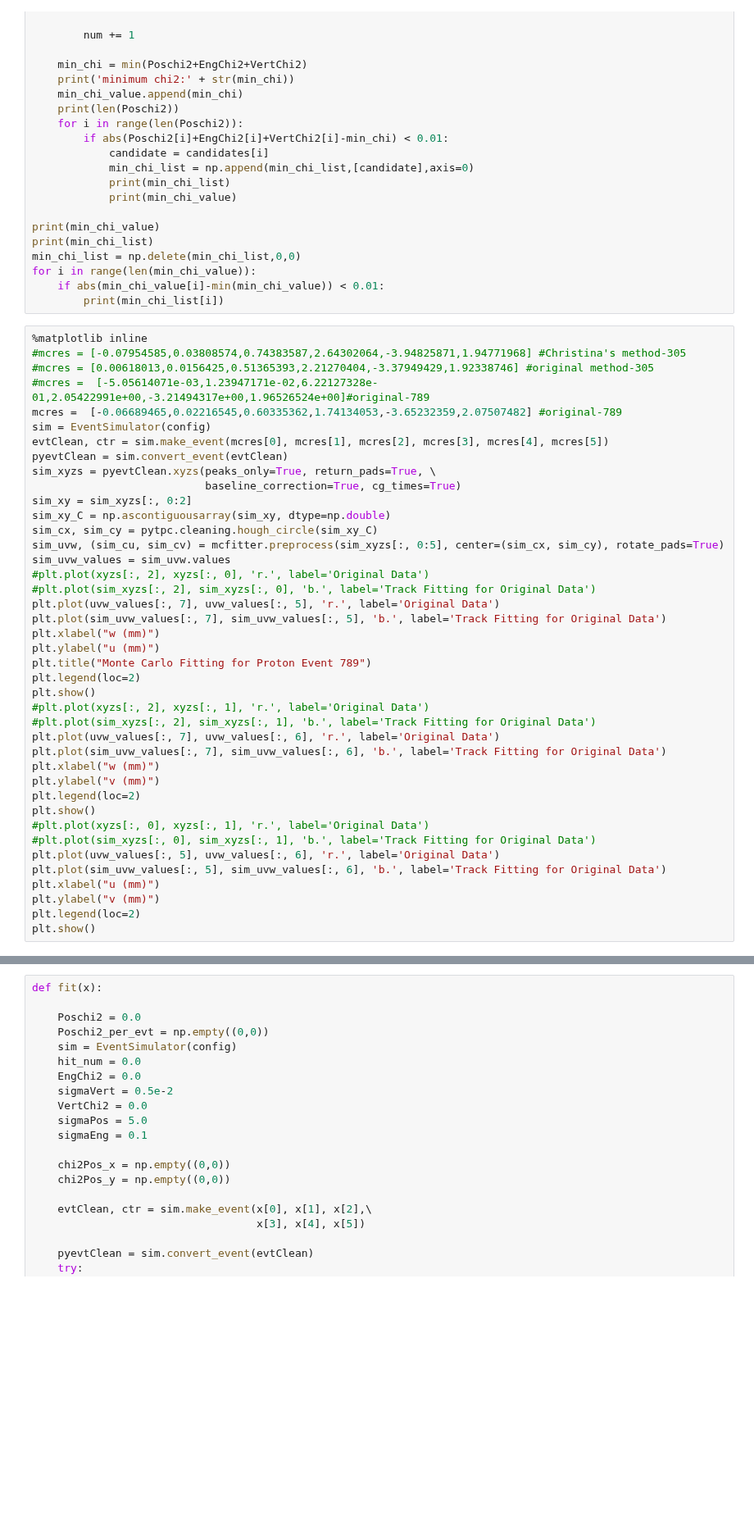
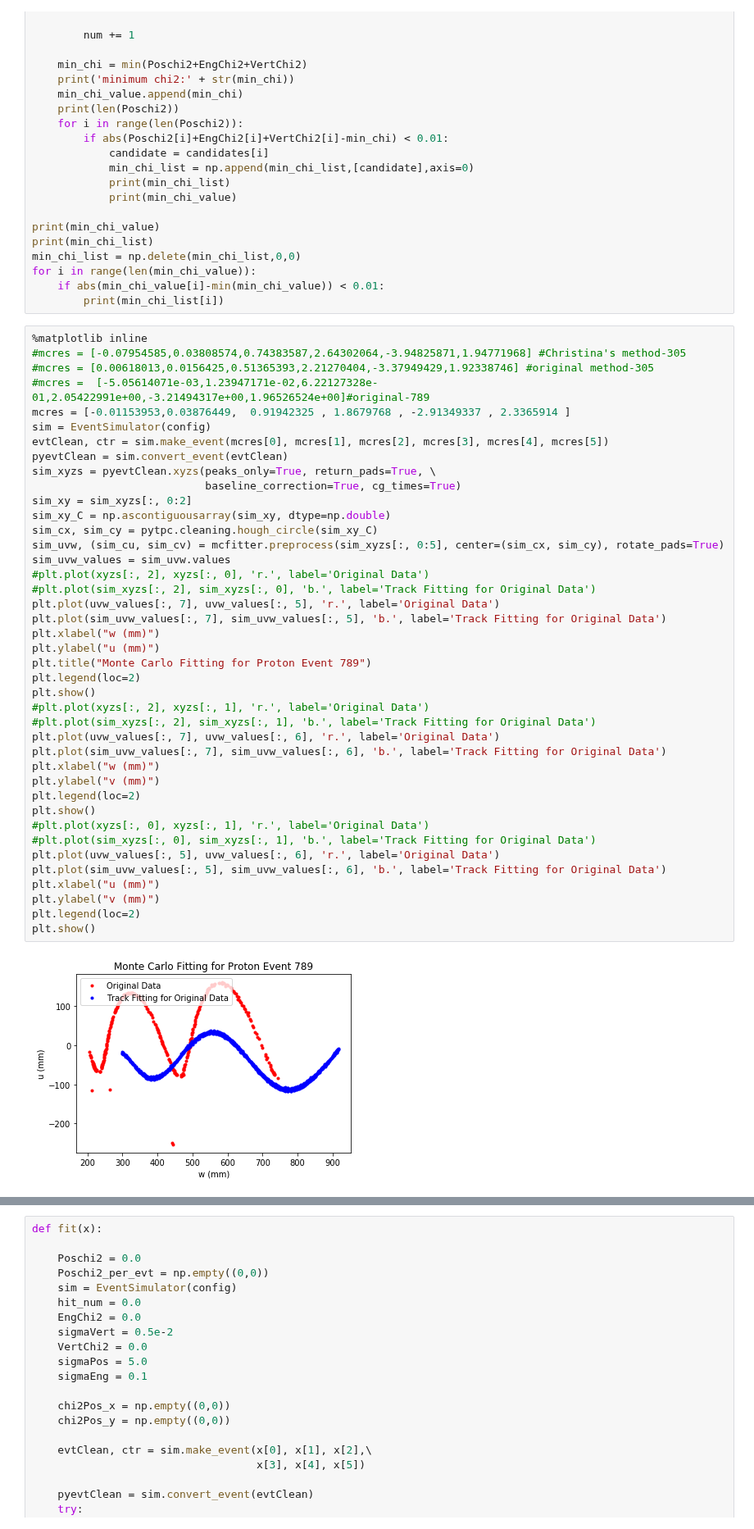
Before and after one commit to chchen123/Monte-Carlo, a Jupyter notebook: jupyter notebooks/Monte_Carlo_Algorithm.ipynb, the cells around one changed output, grey strips where cells are left out. Shown at 82% size. Saved outputs shown, nothing was run; the diff lists cells and outputs as text; blank space fills up the shorter version.

```diff
--- a/jupyter notebooks/Monte_Carlo_Algorithm.ipynb
+++ b/jupyter notebooks/Monte_Carlo_Algorithm.ipynb
@@ -261,7 +262,7 @@ for i in range(len(min_chi_value)):
 #mcres = [-0.07954585,0.03808574,0.74383587,2.64302064,-3.94825871,1.94771968] #Christina's method-305
 #mcres = [0.00618013,0.0156425,0.51365393,2.21270404,-3.37949429,1.92338746] #original method-305
 #mcres =  [-5.05614071e-03,1.23947171e-02,6.22127328e-01,2.05422991e+00,-3.21494317e+00,1.96526524e+00]#original-789
-mcres =  [-0.06689465,0.02216545,0.60335362,1.74134053,-3.65232359,2.07507482] #original-789
+mcres = [-0.01153953,0.03876449,  0.91942325 , 1.8679768 , -2.91349337 , 2.3365914 ]
 sim = EventSimulator(config)
 evtClean, ctr = sim.make_event(mcres[0], mcres[1], mcres[2], mcres[3], mcres[4], mcres[5])
 pyevtClean = sim.convert_event(evtClean)
@@ -270,30 +271,32 @@ sim_xyzs = pyevtClean.xyzs(peaks_only=True, return_pads=True, \
 sim_xy = sim_xyzs[:, 0:2]
 sim_xy_C = np.ascontiguousarray(sim_xy, dtype=np.double)
 sim_cx, sim_cy = pytpc.cleaning.hough_circle(sim_xy_C)
 sim_uvw, (sim_cu, sim_cv) = mcfitter.preprocess(sim_xyzs[:, 0:5], center=(sim_cx, sim_cy), rotate_pads=True)
 sim_uvw_values = sim_uvw.values
 #plt.plot(xyzs[:, 2], xyzs[:, 0], 'r.', label='Original Data')
 #plt.plot(sim_xyzs[:, 2], sim_xyzs[:, 0], 'b.', label='Track Fitting for Original Data')
 plt.plot(uvw_values[:, 7], uvw_values[:, 5], 'r.', label='Original Data')
 plt.plot(sim_uvw_values[:, 7], sim_uvw_values[:, 5], 'b.', label='Track Fitting for Original Data')
 plt.xlabel("w (mm)")
 plt.ylabel("u (mm)")
 plt.title("Monte Carlo Fitting for Proton Event 789")
 plt.legend(loc=2)
 plt.show()
 #plt.plot(xyzs[:, 2], xyzs[:, 1], 'r.', label='Original Data')
 #plt.plot(sim_xyzs[:, 2], sim_xyzs[:, 1], 'b.', label='Track Fitting for Original Data')
 plt.plot(uvw_values[:, 7], uvw_values[:, 6], 'r.', label='Original Data')
 plt.plot(sim_uvw_values[:, 7], sim_uvw_values[:, 6], 'b.', label='Track Fitting for Original Data')
 plt.xlabel("w (mm)")
 plt.ylabel("v (mm)")
 plt.legend(loc=2)
 plt.show()
 #plt.plot(xyzs[:, 0], xyzs[:, 1], 'r.', label='Original Data')
 #plt.plot(sim_xyzs[:, 0], sim_xyzs[:, 1], 'b.', label='Track Fitting for Original Data')
 plt.plot(uvw_values[:, 5], uvw_values[:, 6], 'r.', label='Original Data')
 plt.plot(sim_uvw_values[:, 5], sim_uvw_values[:, 6], 'b.', label='Track Fitting for Original Data')
 plt.xlabel("u (mm)")
 plt.ylabel("v (mm)")
 plt.legend(loc=2)
 plt.show()
+# %% [output]
+[figure, added]
```
Also changed, not shown: parts of 10 cells of this notebook.
